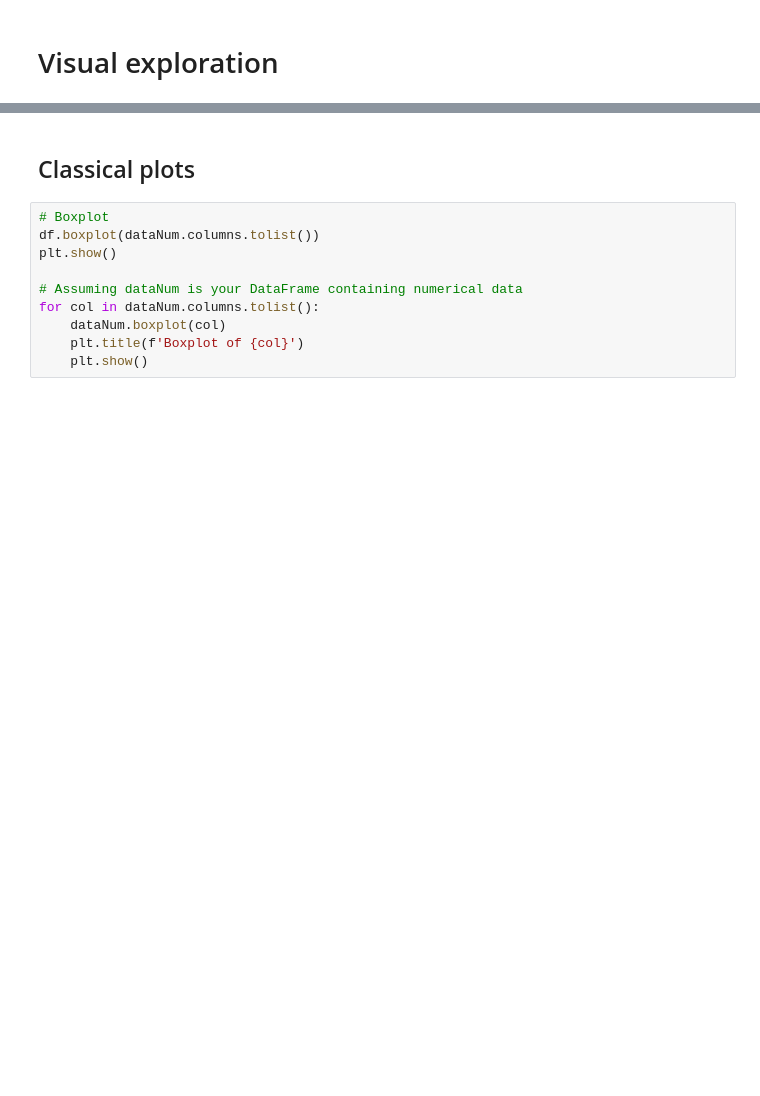
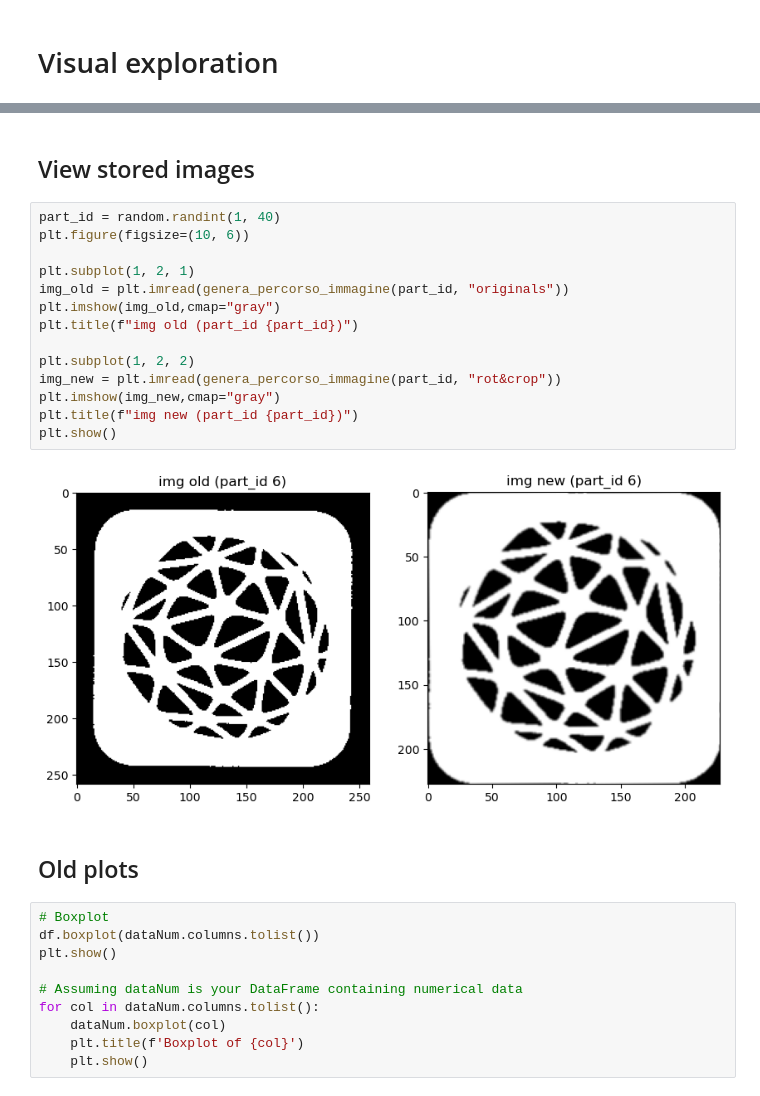
Before and after one commit to abylai11/qda-project, a Jupyter notebook: Python code/Exploration.ipynb, the cells around one changed output, grey strips where cells are left out. Drawn from its saved outputs; the diff is of its cells as text; blank space fills up the shorter version.

```diff
--- a/Python code/Exploration.ipynb
+++ b/Python code/Exploration.ipynb
@@ -577,5 +670,23 @@ plt.show()
+# %% [markdown]
+## View stored images
+# %%
+part_id = random.randint(1, 40)
+plt.figure(figsize=(10, 6))
+
+plt.subplot(1, 2, 1)
+img_old = plt.imread(genera_percorso_immagine(part_id, "originals"))
+plt.imshow(img_old,cmap="gray")
+plt.title(f"img old (part_id {part_id})")
+
+plt.subplot(1, 2, 2)
+img_new = plt.imread(genera_percorso_immagine(part_id, "rot&crop"))
+plt.imshow(img_new,cmap="gray")
+plt.title(f"img new (part_id {part_id})")
+plt.show()
+# %% [output]
+[figure, added]
 # %% [markdown]
-## Classical plots
+## Old plots
 # %%
 # Boxplot
 df.boxplot(dataNum.columns.tolist())
```
Also changed, not shown: parts of 7 cells of this notebook, 1 other file.
